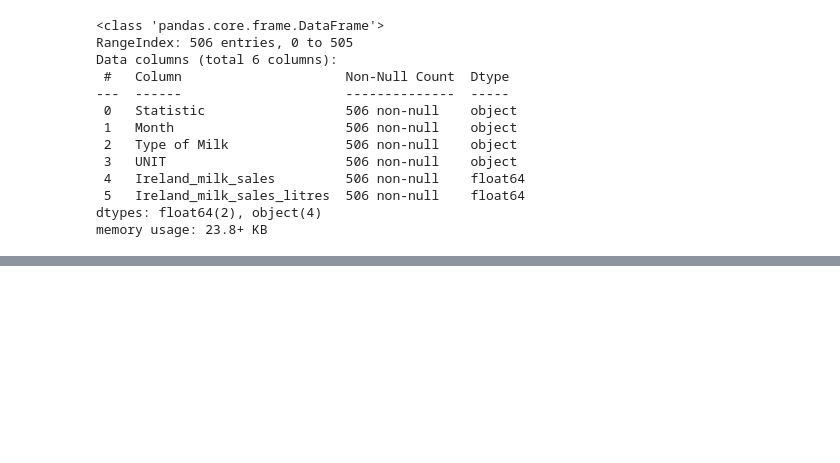
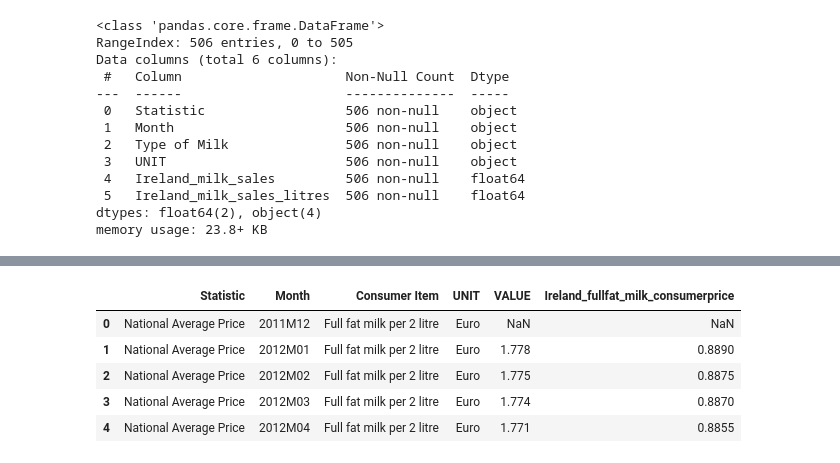
Before and after one commit to dhanya555/CA2, a Jupyter notebook: Integrated_CA2_Individual_Version1.ipynb, the cells around one changed output, grey strips where cells are left out. Saved outputs shown, nothing was run; the diff lists cells and outputs as text; code cells hidden in the pictures; blank space fills up the shorter version.

```diff
--- a/Integrated_CA2_Individual_Version1.ipynb
+++ b/Integrated_CA2_Individual_Version1.ipynb
@@ -2477,0 +3237,13 @@ milk_sales_Ireland_monthly['datemonth'] = milk_sales_Ireland_monthly['month']
+# %%
+#convert price of 2 litres milk to price of 1 litre milk in consumer_price_fullfat_milk2L_monthly
+consumer_price_fullfat_milk2L_monthly['Ireland_fullfat_milk_consumerprice'] = consumer_price_fullfat_milk2L_monthly['VALUE']/2
+# %%
+#check first 5 records after adding a new column - Ireland_fullfat_milk_consumerprice
+consumer_price_fullfat_milk2L_monthly.head()
+# %% [output]
+|  | Statistic | Month | Consumer Item | UNIT | VALUE | Ireland_fullfat_milk_consumerprice |
+| 0 | National Average Price | 2011M12 | Full fat milk per 2 litre | Euro | NaN | NaN |
+| 1 | National Average Price | 2012M01 | Full fat milk per 2 litre | Euro | 1.778 | 0.8890 |
+| 2 | National Average Price | 2012M02 | Full fat milk per 2 litre | Euro | 1.775 | 0.8875 |
+| 3 | National Average Price | 2012M03 | Full fat milk per 2 litre | Euro | 1.774 | 0.8870 |
+| 4 | National Average Price | 2012M04 | Full fat milk per 2 litre | Euro | 1.771 | 0.8855 |
```
Also changed, not shown: parts of 118 cells of this notebook.
